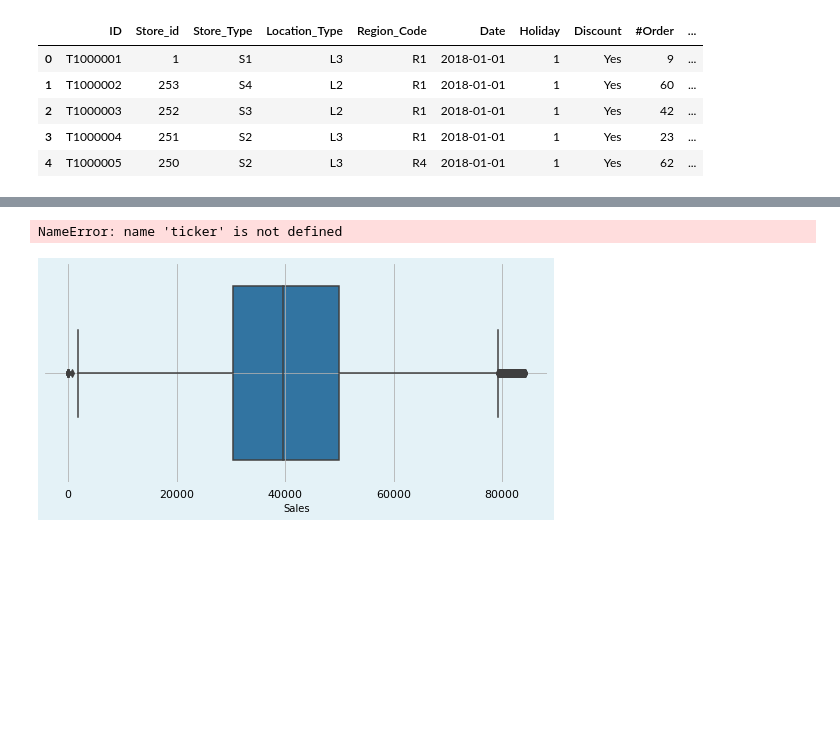
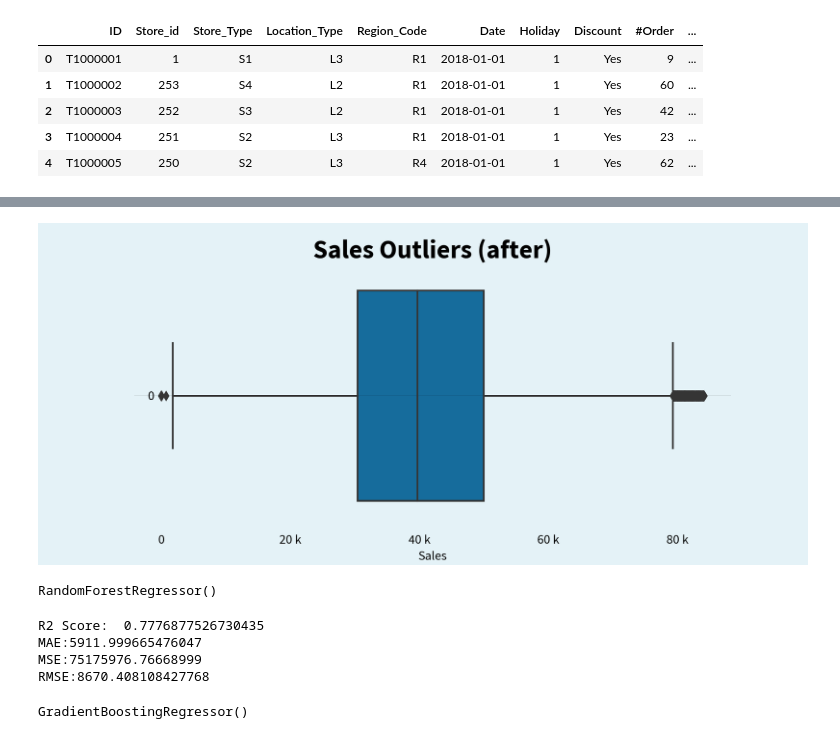
Before and after one commit to mah0055/T5_project_proposal, a Jupyter notebook: project_T5 .ipynb, the cells around one changed output, grey strips where cells are left out. Cells and saved outputs as stored; diff of their text form; code cells hidden in the pictures; blank space fills up the shorter version.

```diff
--- a/project_T5 .ipynb
+++ b/project_T5 .ipynb
@@ -40,7 +348,7 @@ Sales            float64
 dtype: object
 # %%
 # Changing data types
-train[['Store_id', 'Holiday', 'Discount']] = train[['Store_id', 'Holiday', 'Discount']].astype(object)
-train['Date'] = pd.to_datetime(train.Date)
+train_set[['Store_id', 'Holiday', 'Discount']] = train_set[['Store_id', 'Holiday', 'Discount']].astype(object)
+train_set['Date'] = pd.to_datetime(train_set.Date)
 # %%
 # Do we have duplicates?
@@ -328,6 +579,6 @@ train.head()
 # %%
 # Remove "ID"
-train = train.drop('ID', 1)
+train_set = train_set.drop('ID', 1)
 # %%
 # Data types
 print('Data type per variable:')
@@ -421,2 +606,2 @@ del train['Year_2019']
 # %%
-train['holiday_and_discount'] = train['Holiday'] * train['Discount']
+train_set['holiday_and_discount'] = train_set['Holiday'] * train_set['Discount']
@@ -460,14 +608,14 @@ NameError: name 'ticker' is not defined
 # %%
 # Dealing with the outliers
-q1 = train['Sales'].quantile(0.25)
-q3 = train['Sales'].quantile(0.75)
+q1 = train_set['Sales'].quantile(0.25)
+q3 = train_set['Sales'].quantile(0.75)
 iqr = q3-q1
 Lower_tail = q1 - 1.5 * iqr
 Upper_tail = q3 + 1.5 * iqr
-med = np.median(train['Sales'])
-for i in train['Sales']:
+med = np.median(train_set['Sales'])
+for i in train_set['Sales']:
     if i > Upper_tail or i < Lower_tail:
-            train['Sales'] = train['Sales'].replace(i, med)
+            train_set['Sales'] = train_set['Sales'].replace(i, med)
 
 # I took the code from this notebook -> https://www.kaggle.com/nareshbhat/outlier-the-silent-killer
 # %%
@@ -475,35 +623,34 @@ for i in train['Sales']:
 fig, ax = plt.subplots(figsize =(9, 4))
 fig.patch.set_facecolor('#e4f2f7')
 ax.patch.set_facecolor('#e4f2f7')
 
-sns.boxplot(train['Sales']);
+sns.boxplot(train_set['Sales']);
 
 ax.tick_params(axis='both', which='major', labelsize=11)
 
 # Remove ticks
 ax.xaxis.set_ticks_position('none')
 ax.yaxis.set_ticks_position('none')
 
 # Remove axes splines
 for i in ['top', 'bottom', 'left', 'right']:
     ax.spines[i].set_visible(False)
 
 # Remove grid
 plt.grid(b=None)
 
 # Setting thousands with k
-ax.yaxis.set_major_formatter(ticker.EngFormatter())
-ax.xaxis.set_major_formatter(ticker.EngFormatter())
+ax.yaxis.set_major_formatter(mticker.EngFormatter())
+ax.xaxis.set_major_formatter(mticker.EngFormatter())
 
 # Y axis position
 ax.spines['left'].set_position(('data', -0.5))
 
 # Font
 mpl.rcParams['font.family'] = 'Source Sans Pro'
 
 plt.xlabel('Sales', fontsize=11);
 
 plt.title('Sales Outliers (after)', size=22, fontweight="bold");
 # %% [output]
-NameError: name 'ticker' is not defined
-[figure, old version]
+[figure, new version]
@@ -509,0 +660,6 @@ NameError: name 'ticker' is not defined
+# %%
+rf_reg_model = RandomForestRegressor() #max_depth=15,max_features='auto',n_estimators=80)
+
+rf_reg_model.fit(X_train,y_train)
+# %% [output]
+RandomForestRegressor()
@@ -509,0 +668,19 @@ NameError: name 'ticker' is not defined
+# %%
+rf_r2 = rf_reg_model.score(X_valid,y_valid)
+print("R2 Score: ",rf_reg_model.score(X_valid,y_valid))
+print('MAE:{}'.format(mean_absolute_error(y_valid,pred1)))
+print('MSE:{}'.format(mean_squared_error(y_valid,pred1)))
+print('RMSE:{}'.format(np.sqrt(mean_squared_error(y_valid,pred1))))
+# %% [output]
+R2 Score:  0.7776877526730435
+MAE:5911.999665476047
+MSE:75175976.76668999
+RMSE:8670.408108427768
+# %%
+from sklearn.ensemble import GradientBoostingRegressor
+
+gb_reg_model = GradientBoostingRegressor()
+
+gb_reg_model.fit(X_train,y_train)
+# %% [output]
+GradientBoostingRegressor()
```
Also changed, not shown: parts of 47 cells of this notebook.
